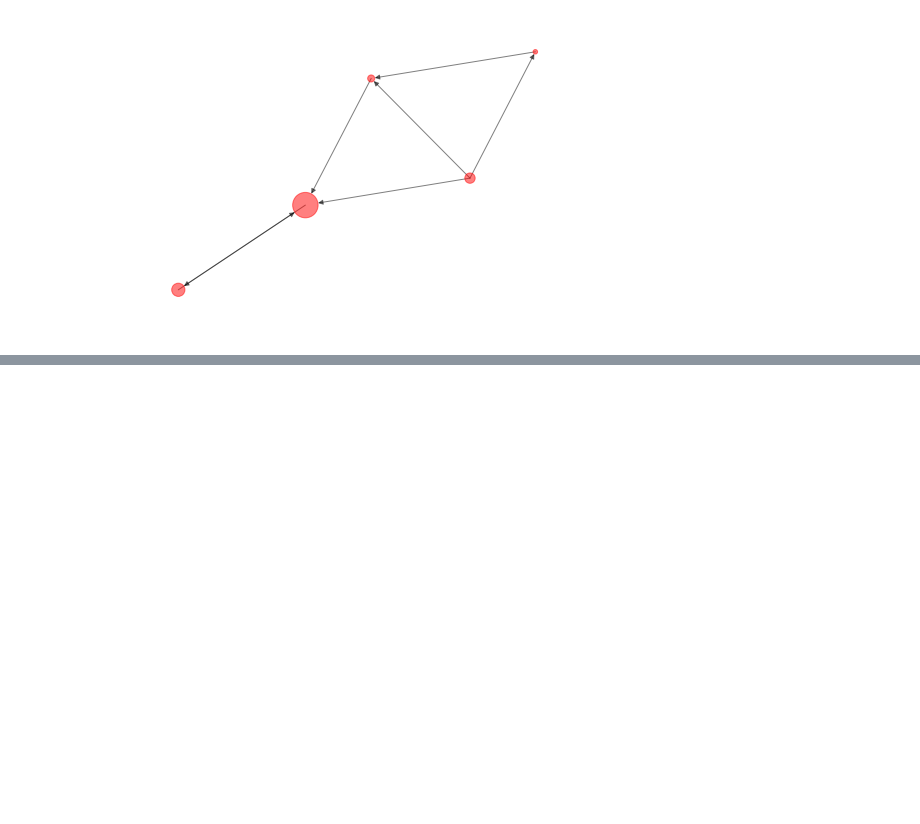
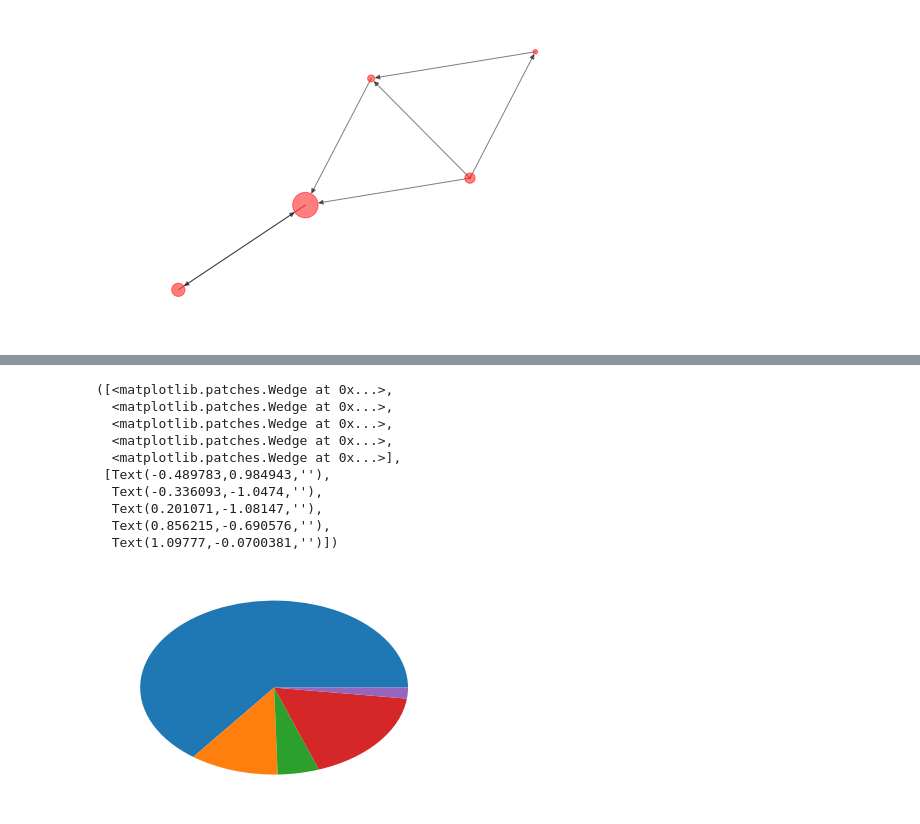
Before and after one commit to sourcecred/research, a Jupyter notebook: exploratory/mZargham/pre-infra/reference_graph.ipynb, the cells around one changed output, grey strips where cells are left out. Drawn from its saved outputs; the diff is of its cells as text; code cells hidden in the pictures; blank space fills up the shorter version.

```diff
--- a/exploratory/mZargham/pre-infra/reference_graph.ipynb
+++ b/exploratory/mZargham/pre-infra/reference_graph.ipynb
@@ -322,0 +343,14 @@ AttributeError: Unknown property logy
+# %%
+plt.pie(results[0])
+# %% [output]
+([<matplotlib.patches.Wedge at 0x...>,
+  <matplotlib.patches.Wedge at 0x...>,
+  <matplotlib.patches.Wedge at 0x...>,
+  <matplotlib.patches.Wedge at 0x...>,
+  <matplotlib.patches.Wedge at 0x...>],
+ [Text(-0.489783,0.984943,''),
+  Text(-0.336093,-1.0474,''),
+  Text(0.201071,-1.08147,''),
+  Text(0.856215,-0.690576,''),
+  Text(1.09777,-0.0700381,'')])
+[figure, added]
```
Also changed, not shown: parts of 2 cells of this notebook.
